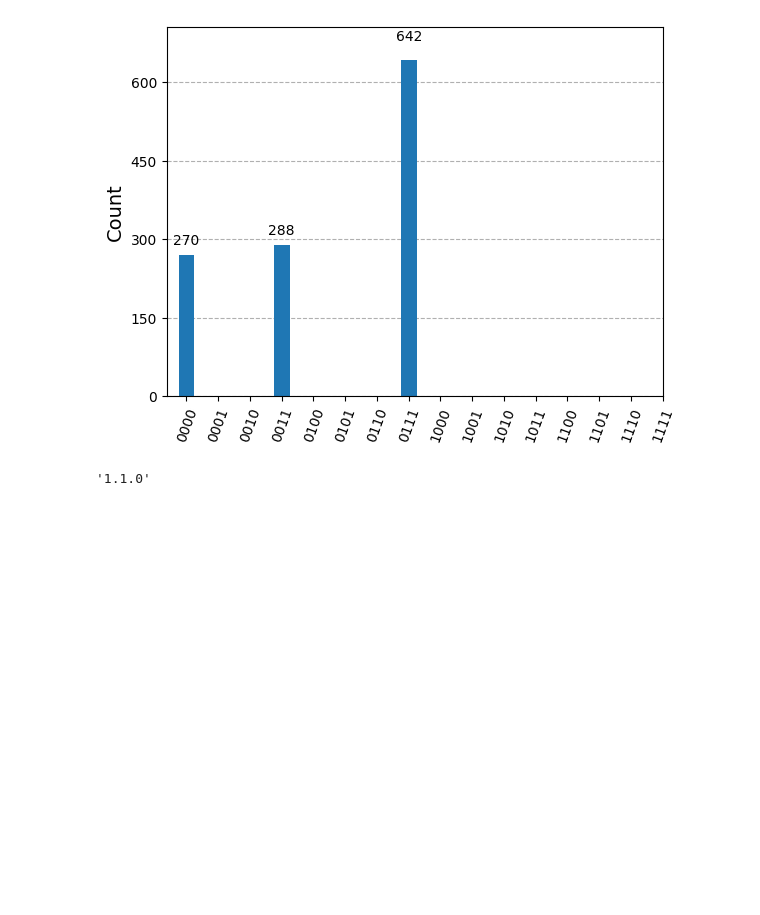
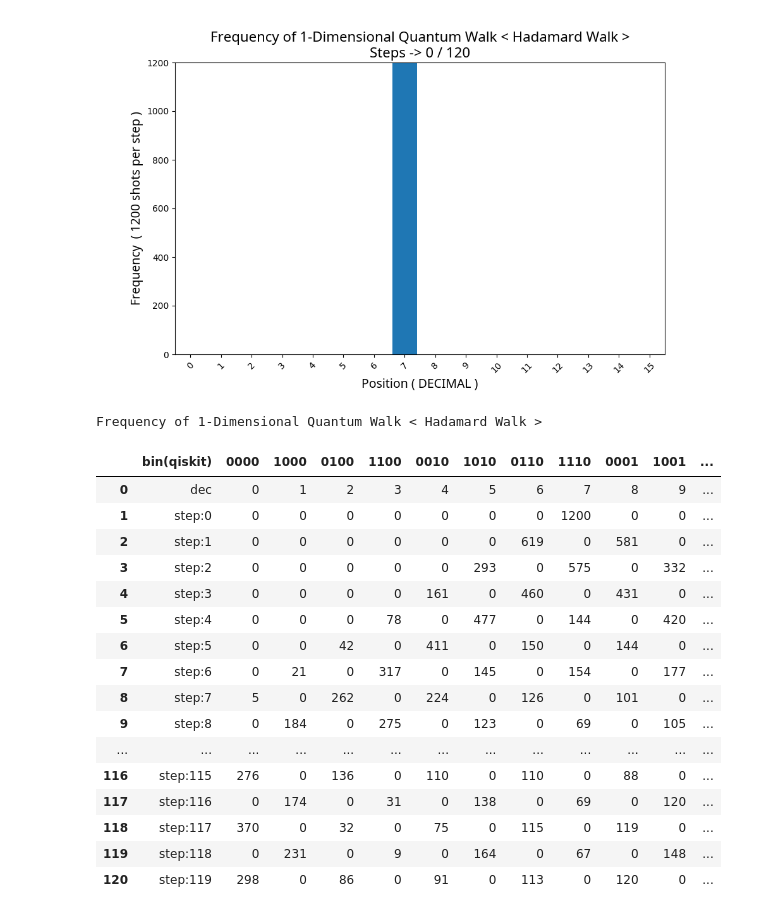
Before and after one commit to wg-quantum/2024-b-06, a Jupyter notebook: QW/quantum-walk-hadamard.ipynb, the cells around one changed output. Cells and saved outputs as stored; diff of their text form; code cells hidden in the pictures; blank space fills up the shorter version.

Commit message:
REMODEL QW hadamard walk

```diff
--- a/QW/quantum-walk-hadamard.ipynb
+++ b/QW/quantum-walk-hadamard.ipynb
@@ -92,9 +137,61 @@ for i in range(numBitPosition ** 2):
-# %%
-plot_histogram(counts)
-# %% [output]
-[figure, removed]
-# %%
-import qiskit
-qiskit.__version__
-# %% [output]
-'1.1.0'
+# %%
+#------ Draw EveryThing
+#--- display histgram
+def create_histogram_video_from_df(df, output_file, num_executions, shots):
+    fig, ax = plt.subplots(figsize=(10, 6))
+
+    # Set font properties
+    font_path = '/usr/share/fonts/truetype/NotoSans-Regular.ttf'
+    font_prop = FontProperties(fname=font_path)
+
+    def update_hist(num):
+        ax.clear()
+        data = df.iloc[num + 1, 1:]
+        ax.bar(data.index, data.values)
+        ax.set_xticks(range(len(data)))
+        ax.set_xticklabels(df.iloc[0, 1:].sort_values().values.tolist(), rotation=45)
+        ax.set_title(f'Frequency of 1-Dimensional Quantum Walk < Hadamard Walk >\nSteps -> {num} / {num_executions }', fontproperties=font_prop, fontsize=16)
+        ax.set_xlabel('Position ( DECIMAL )', fontproperties=font_prop, fontsize=14)
+        ax.set_ylabel(f'Frequency  ( {shots} shots per step )', fontproperties=font_prop, fontsize=14)
+        ax.set_xlim(-0.5, len(data) - 0.5)
+        ax.set_ylim(0, shots)
+
+    ani = FuncAnimation(fig, update_hist, frames=num_executions, repeat=False)
+    ani.save(output_file, writer=PillowWriter(fps=2))
+
+create_histogram_video_from_df(df, './images/qwh/quantum-walk-hadamard-histogram.png', num_executions, shots)
+plt.close()
+
+output_file_final_image="./images/qwh/quantum-walk-hadamard-histogram.png"
+with open(output_file_final_image, 'rb') as f:
+    display.display(display.Image(data=f.read(), format='png'))
+
+#--- display dataframe
+# Load the CSV file into a DataFrame
+df = pd.read_csv('./images/qwh/quantum-walk-hadamard-frequency.csv')
+styled_df = df.style.set_properties(**{'text-align': 'center'}).set_table_styles(
+    [{'selector': 'th', 'props': [('text-align', 'center')]}]
+).set_caption('Frequency of 1-Dimensional Quantum Walk < Hadamard Walk >').set_table_styles(
+    [{'selector': 'caption', 'props': [('font-size', '24px'), ('text-align', 'center')]}]
+).background_gradient(cmap='viridis')
+styled_df
+# %% [output]
+[figure, added]
+Frequency of 1-Dimensional Quantum Walk < Hadamard Walk >
+|  | bin(qiskit) | 0000 | 1000 | 0100 | 1100 | 0010 | 1010 | 0110 | 1110 | 0001 | 1001 | ... |
+| 0 | dec | 0 | 1 | 2 | 3 | 4 | 5 | 6 | 7 | 8 | 9 | ... |
+| 1 | step:0 | 0 | 0 | 0 | 0 | 0 | 0 | 0 | 1200 | 0 | 0 | ... |
+| 2 | step:1 | 0 | 0 | 0 | 0 | 0 | 0 | 619 | 0 | 581 | 0 | ... |
+| 3 | step:2 | 0 | 0 | 0 | 0 | 0 | 293 | 0 | 575 | 0 | 332 | ... |
+| 4 | step:3 | 0 | 0 | 0 | 0 | 161 | 0 | 460 | 0 | 431 | 0 | ... |
+| 5 | step:4 | 0 | 0 | 0 | 78 | 0 | 477 | 0 | 144 | 0 | 420 | ... |
+| 6 | step:5 | 0 | 0 | 42 | 0 | 411 | 0 | 150 | 0 | 144 | 0 | ... |
+| 7 | step:6 | 0 | 21 | 0 | 317 | 0 | 145 | 0 | 154 | 0 | 177 | ... |
+| 8 | step:7 | 5 | 0 | 262 | 0 | 224 | 0 | 126 | 0 | 101 | 0 | ... |
+| 9 | step:8 | 0 | 184 | 0 | 275 | 0 | 123 | 0 | 69 | 0 | 105 | ... |
+| ... | ... | ... | ... | ... | ... | ... | ... | ... | ... | ... | ... | ... |
+| 116 | step:115 | 276 | 0 | 136 | 0 | 110 | 0 | 110 | 0 | 88 | 0 | ... |
+| 117 | step:116 | 0 | 174 | 0 | 31 | 0 | 138 | 0 | 69 | 0 | 120 | ... |
+| 118 | step:117 | 370 | 0 | 32 | 0 | 75 | 0 | 115 | 0 | 119 | 0 | ... |
+| 119 | step:118 | 0 | 231 | 0 | 9 | 0 | 164 | 0 | 67 | 0 | 148 | ... |
+| 120 | step:119 | 298 | 0 | 86 | 0 | 91 | 0 | 113 | 0 | 120 | 0 | ... |
```
Also changed, not shown: parts of 4 cells of this notebook, 2 other files.
